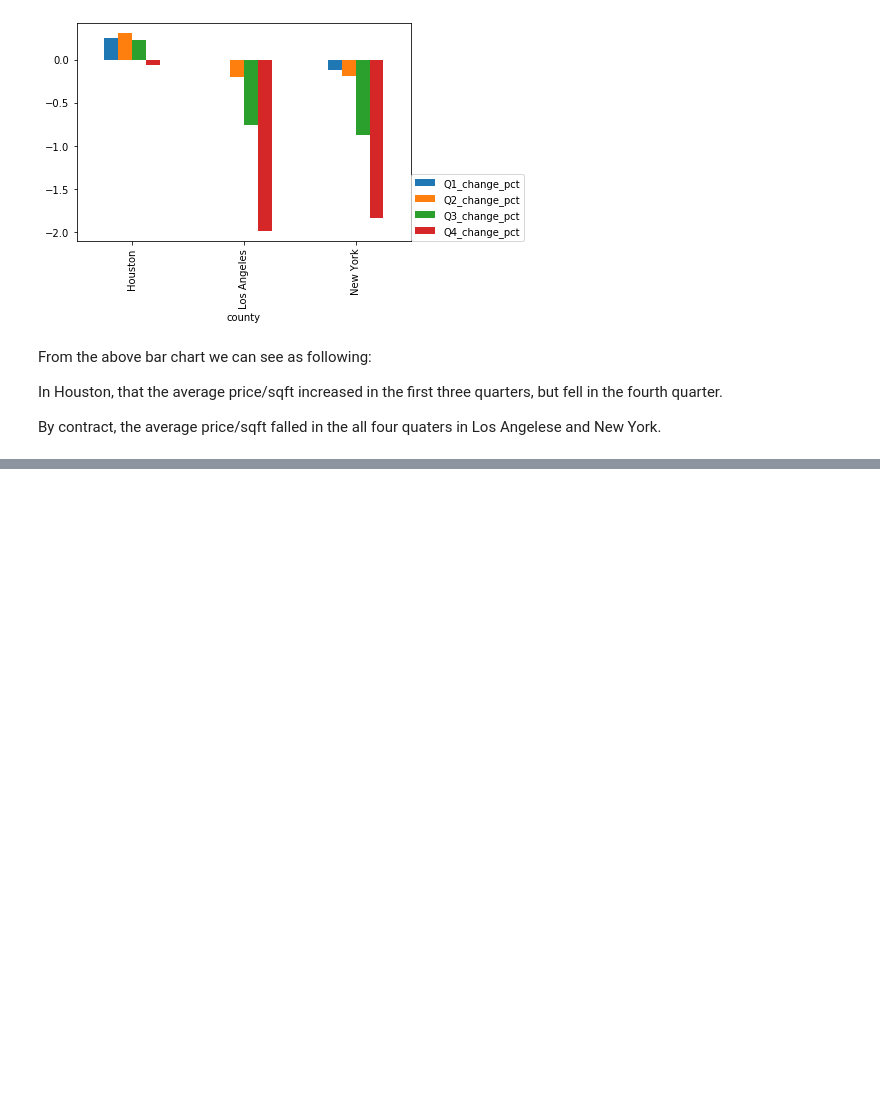
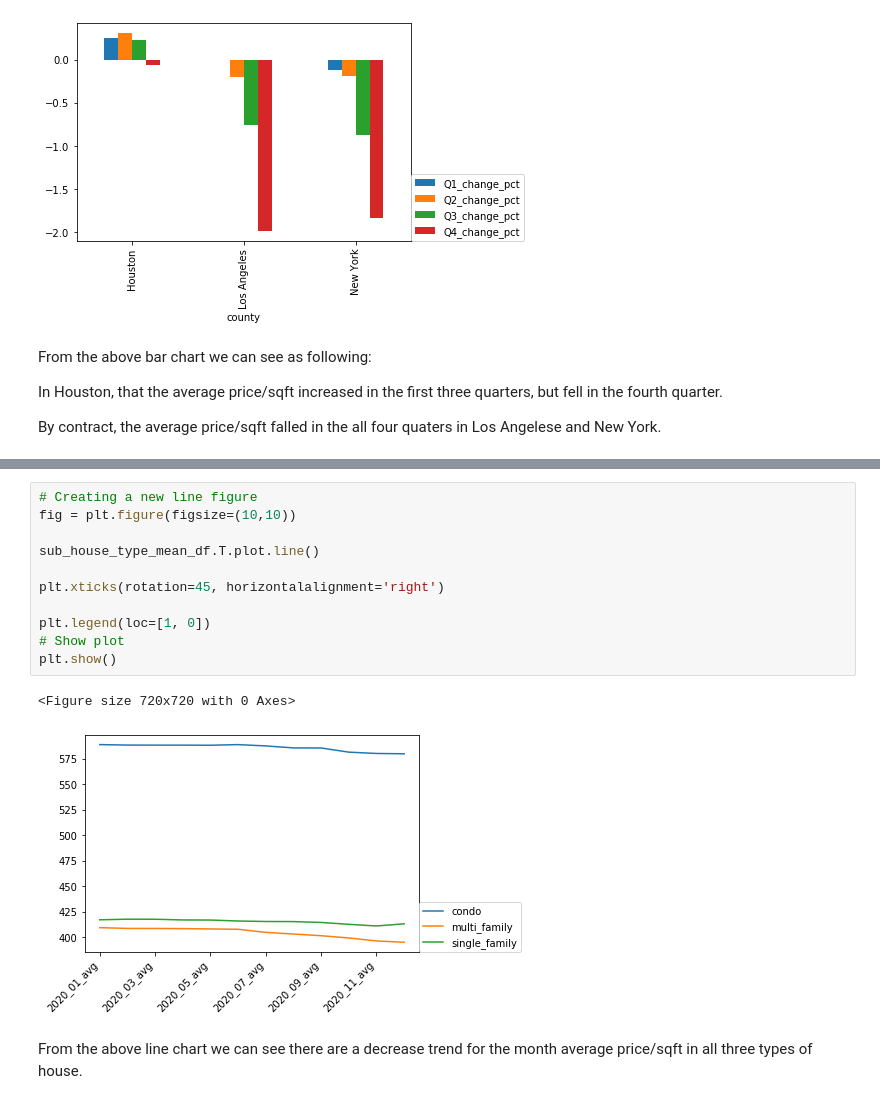
Before and after one commit to Yuehao-Wang/AIM-5001, a Jupyter notebook: Y_Wang_Final_Project.ipynb, the cells around one changed output, grey strips where cells are left out. Cells and saved outputs as stored; diff of their text form; blank space fills up the shorter version.

```diff
--- a/Y_Wang_Final_Project.ipynb
+++ b/Y_Wang_Final_Project.ipynb
@@ -740,0 +784,16 @@ The COVID-19 did not affect the price of houses in Houston. With the cumulative
+# %%
+# Creating a new line figure
+fig = plt.figure(figsize=(10,10))
+
+sub_house_type_mean_df.T.plot.line()
+
+plt.xticks(rotation=45, horizontalalignment='right')
+
+plt.legend(loc=[1, 0])
+# Show plot
+plt.show()
+# %% [output]
+<Figure size 720x720 with 0 Axes>
+[figure, added]
+# %% [markdown]
+From the above line chart we can see there are a decrease trend for the month average price/sqft in all three types of house.
```
Also changed, not shown: parts of 39 cells of this notebook.
